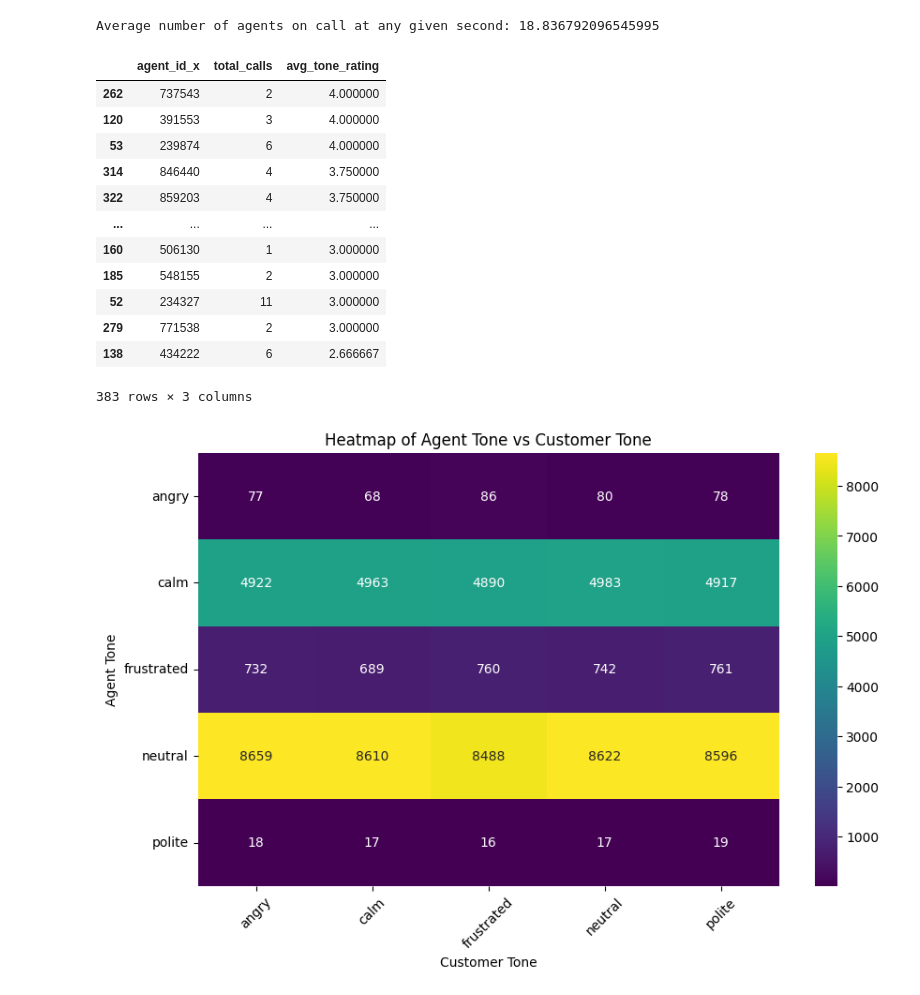
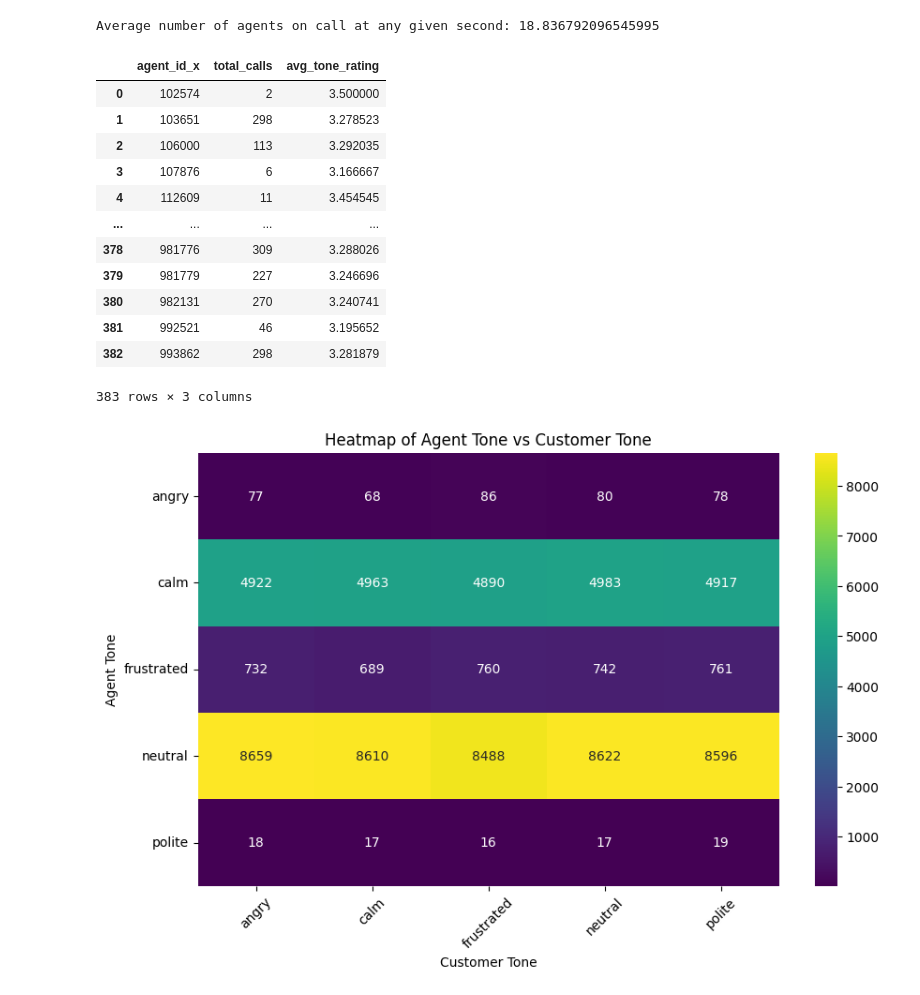
Before and after one commit to dheerajGits/skyhack, a Jupyter notebook: main.ipynb, the cells around one changed output. Cells and saved outputs as stored; diff of their text form; code cells hidden in the pictures.

```diff
--- a/main.ipynb
+++ b/main.ipynb
@@ -383,23 +408,22 @@ main_dataset['customer_tone_score'] = main_dataset['customer_tone'].map(tone_sco
 # %%
 total_calls_per_agent = main_dataset.groupby('agent_id_x').agg(
     total_calls=('call_id', 'size'),
     avg_tone_rating=('agent_tone_score', 'mean')
 ).reset_index()
-total_calls_per_agent.sort_values(by='avg_tone_rating', ascending=False, inplace=True)
 total_calls_per_agent
 # %% [output]
 |  | agent_id_x | total_calls | avg_tone_rating |
-| 262 | 737543 | 2 | 4.000000 |
-| 120 | 391553 | 3 | 4.000000 |
-| 53 | 239874 | 6 | 4.000000 |
-| 314 | 846440 | 4 | 3.750000 |
-| 322 | 859203 | 4 | 3.750000 |
+| 0 | 102574 | 2 | 3.500000 |
+| 1 | 103651 | 298 | 3.278523 |
+| 2 | 106000 | 113 | 3.292035 |
+| 3 | 107876 | 6 | 3.166667 |
+| 4 | 112609 | 11 | 3.454545 |
 | ... | ... | ... | ... |
-| 160 | 506130 | 1 | 3.000000 |
-| 185 | 548155 | 2 | 3.000000 |
-| 52 | 234327 | 11 | 3.000000 |
-| 279 | 771538 | 2 | 3.000000 |
-| 138 | 434222 | 6 | 2.666667 |
+| 378 | 981776 | 309 | 3.288026 |
+| 379 | 981779 | 227 | 3.246696 |
+| 380 | 982131 | 270 | 3.240741 |
+| 381 | 992521 | 46 | 3.195652 |
+| 382 | 993862 | 298 | 3.281879 |
 383 rows × 3 columns
 # %%
 contingency_table = pd.crosstab(main_dataset['agent_tone'], main_dataset['customer_tone'])
```
Also changed, not shown: parts of 7 cells of this notebook.
